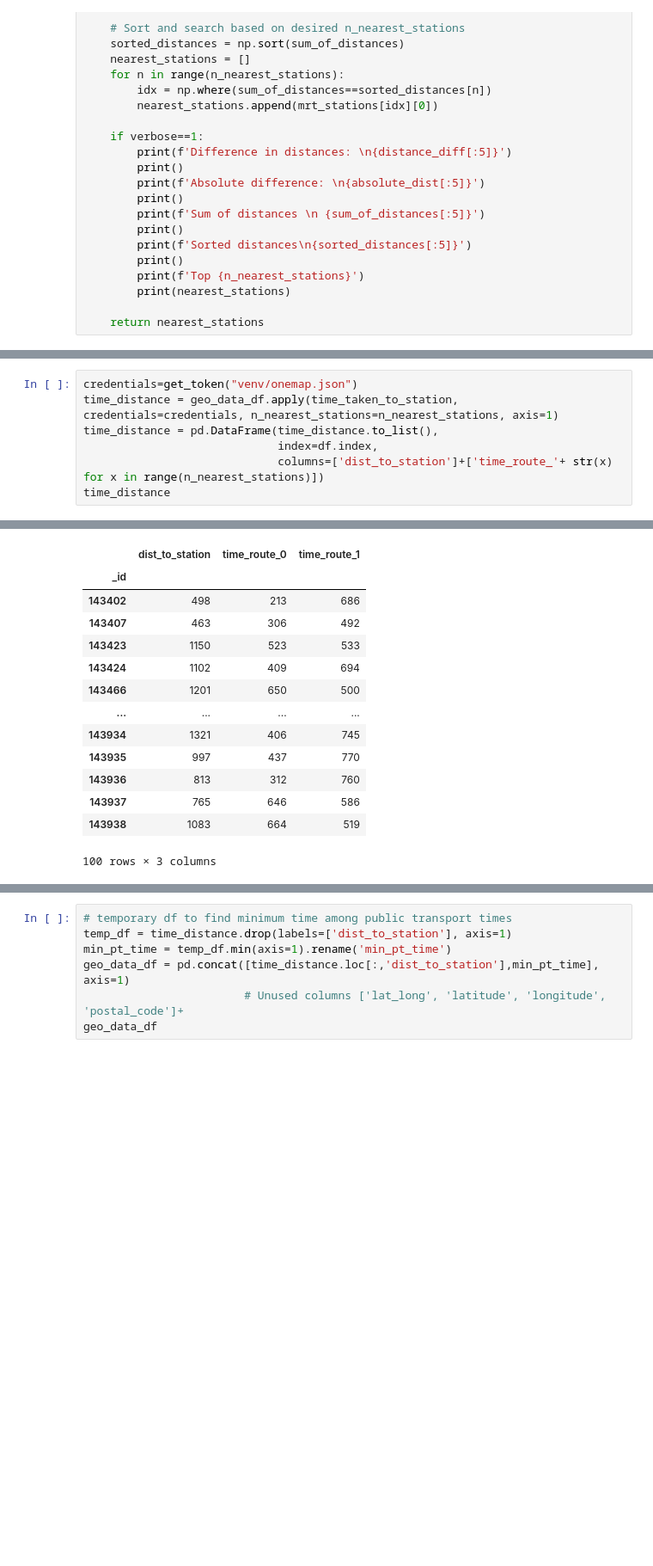
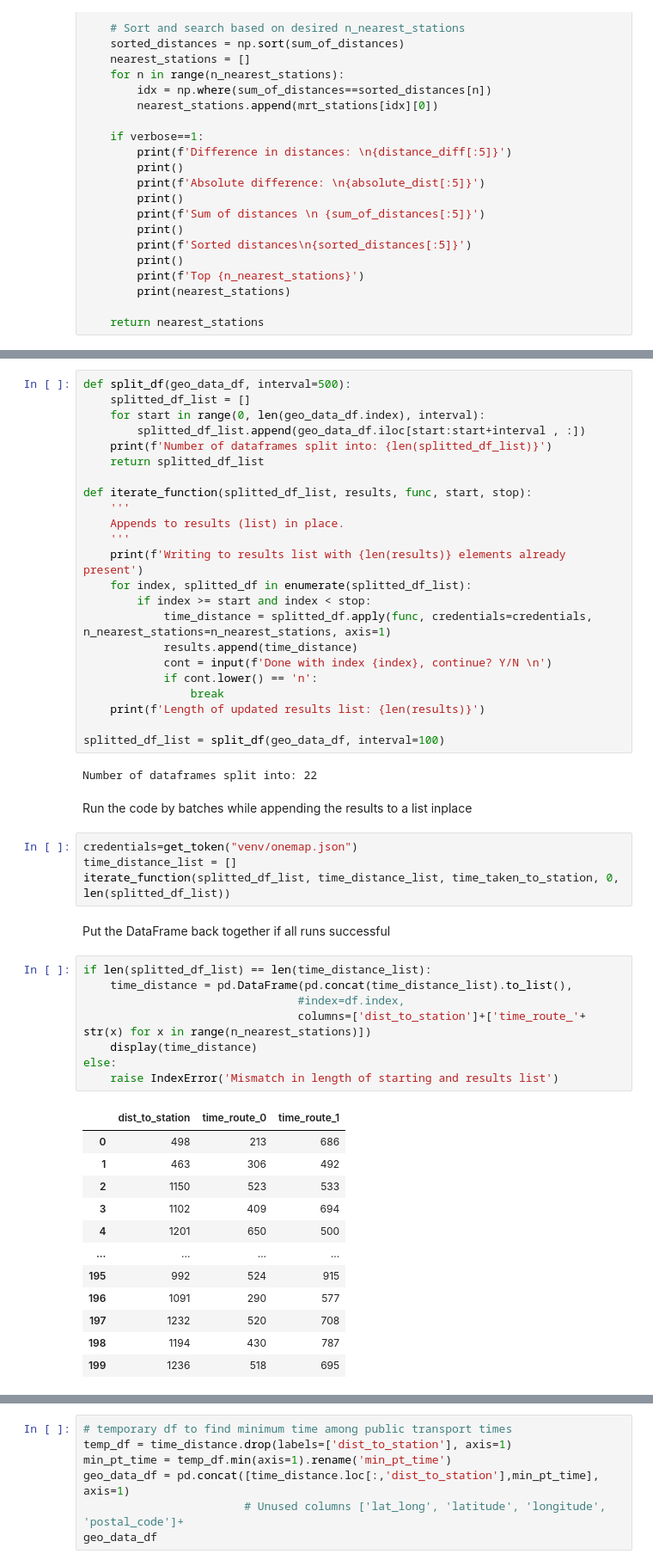
Before and after one commit to sienlonglim/ml_webapp, a Jupyter notebook: data_wrangling.ipynb, the cells around one changed output, grey strips where cells are left out. Shown at 86% size. Saved outputs shown, nothing was run; the diff lists cells and outputs as text; blank space fills up the shorter version.

```diff
--- a/data_wrangling.ipynb
+++ b/data_wrangling.ipynb
@@ -725,8 +707,54 @@ def time_taken_to_station(geo_data_df, credentials, mrt_coordinates_dict=mrt_coo
+# %%
+def split_df(geo_data_df, interval=500):
+    splitted_df_list = []
+    for start in range(0, len(geo_data_df.index), interval):
+        splitted_df_list.append(geo_data_df.iloc[start:start+interval , :])
+    print(f'Number of dataframes split into: {len(splitted_df_list)}')
+    return splitted_df_list
+
+def iterate_function(splitted_df_list, results, func, start, stop):
+    '''
+    Appends to results (list) in place.
+    '''
+    print(f'Writing to results list with {len(results)} elements already present')
+    for index, splitted_df in enumerate(splitted_df_list):
+        if index >= start and index < stop:
+            time_distance = splitted_df.apply(func, credentials=credentials, n_nearest_stations=n_nearest_stations, axis=1)
+            results.append(time_distance)
+            cont = input(f'Done with index {index}, continue? Y/N \n')
+            if cont.lower() == 'n':
+                break
+    print(f'Length of updated results list: {len(results)}')
+
+splitted_df_list = split_df(geo_data_df, interval=100)
+# %% [output]
+Number of dataframes split into: 22
+# %% [markdown]
+Run the code by batches while appending the results to a list inplace
+# %%
+credentials=get_token("venv/onemap.json")
+time_distance_list = []
+iterate_function(splitted_df_list, time_distance_list, time_taken_to_station, 0, len(splitted_df_list))
+# %% [markdown]
+Put the DataFrame back together if all runs successful
 # %%
-credentials=get_token("venv/onemap.json")
-time_distance = geo_data_df.apply(time_taken_to_station, credentials=credentials, n_nearest_stations=n_nearest_stations, axis=1)
-time_distance = pd.DataFrame(time_distance.to_list(),
-                             index=df.index,
-                             columns=['dist_to_station']+['time_route_'+ str(x) for x in range(n_nearest_stations)])
-time_distance
+if len(splitted_df_list) == len(time_distance_list):
+    time_distance = pd.DataFrame(pd.concat(time_distance_list).to_list(),
+                                #index=df.index,
+                                columns=['dist_to_station']+['time_route_'+ str(x) for x in range(n_nearest_stations)])
+    display(time_distance)
+else:
+    raise IndexError('Mismatch in length of starting and results list')
 # %% [output]
+|  | dist_to_station | time_route_0 | time_route_1 |
+| 0 | 498 | 213 | 686 |
+| 1 | 463 | 306 | 492 |
+| 2 | 1150 | 523 | 533 |
+| 3 | 1102 | 409 | 694 |
+| 4 | 1201 | 650 | 500 |
+| ... | ... | ... | ... |
+| 195 | 992 | 524 | 915 |
+| 196 | 1091 | 290 | 577 |
+| 197 | 1232 | 520 | 708 |
+| 198 | 1194 | 430 | 787 |
+| 199 | 1236 | 518 | 695 |
@@ -734,14 +761,0 @@ get_token() called at   17:33:35        execution time: 0.1584 seconds
-|  | dist_to_station | time_route_0 | time_route_1 |
-| _id |  |  |  |
-| 143402 | 498 | 213 | 686 |
-| 143407 | 463 | 306 | 492 |
-| 143423 | 1150 | 523 | 533 |
-| 143424 | 1102 | 409 | 694 |
-| 143466 | 1201 | 650 | 500 |
-| ... | ... | ... | ... |
-| 143934 | 1321 | 406 | 745 |
-| 143935 | 997 | 437 | 770 |
-| 143936 | 813 | 312 | 760 |
-| 143937 | 765 | 646 | 586 |
-| 143938 | 1083 | 664 | 519 |
-100 rows × 3 columns
```
Also changed, not shown: parts of 14 cells of this notebook.
